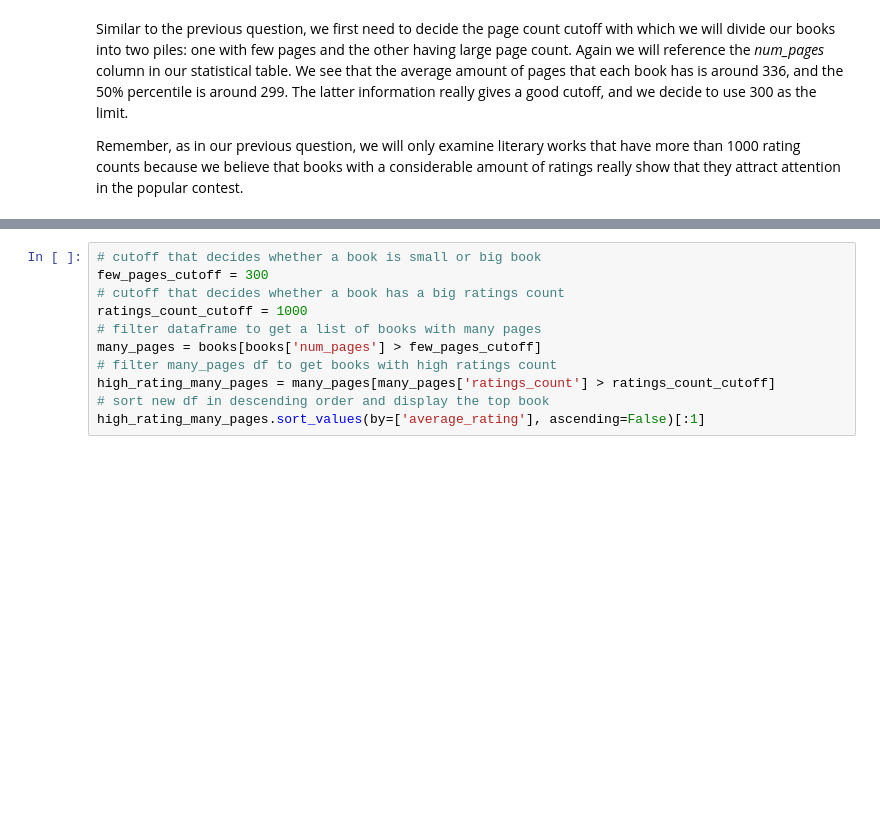
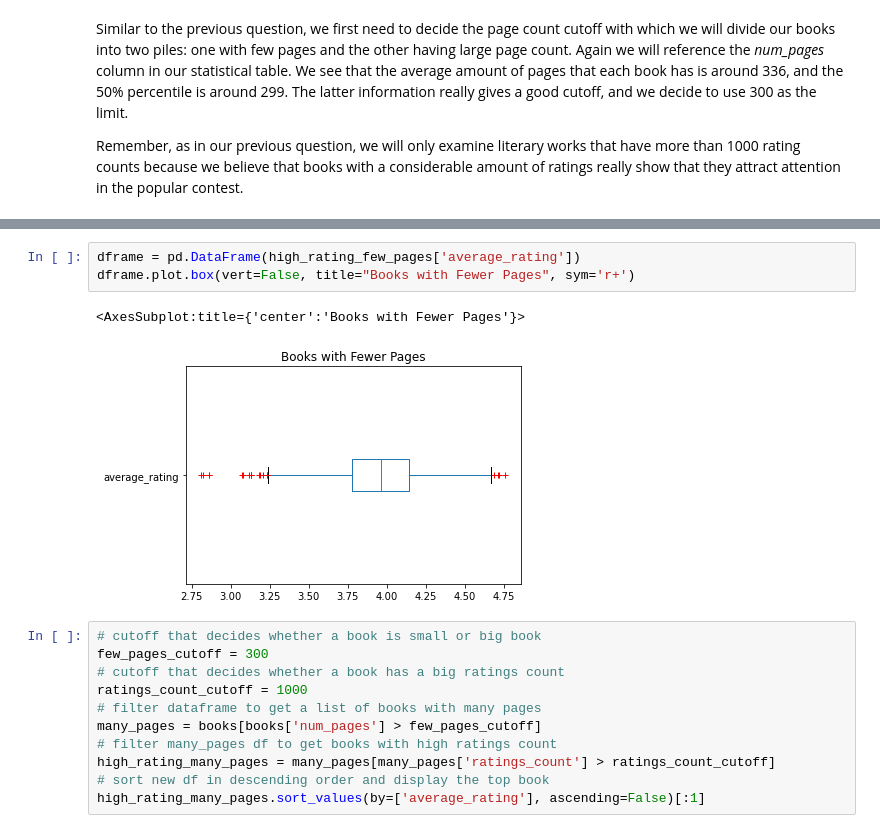
Before and after one commit to le-n-qui/goodreads-dataset, a Jupyter notebook: goodreads_books_analysis.ipynb, the cells around one changed output, grey strips where cells are left out. Saved outputs shown, nothing was run; the diff lists cells and outputs as text; blank space fills up the shorter version.

```diff
--- a/goodreads_books_analysis.ipynb
+++ b/goodreads_books_analysis.ipynb
@@ -156,6 +156,12 @@ high_rating_few_pages.sort_values(by=['average_rating'], ascending=False)[:1]
 # %% [output]
 |  | bookID | title | authors | average_rating | isbn | isbn13 | language_code | num_pages | ratings_count | ... |
 | 6592 | 24814 | It's a Magical World (Calvin and ... | Bill Watterson | 4.76 | 836221362 | 9780836221367 | eng | 176 | 23875 | ... |
+# %%
+dframe = pd.DataFrame(high_rating_few_pages['average_rating'])
+dframe.plot.box(vert=False, title="Books with Fewer Pages", sym='r+')
+# %% [output]
+<AxesSubplot:title={'center':'Books with Fewer Pages'}>
+[figure, added]
 # %%
 # cutoff that decides whether a book is small or big book
 few_pages_cutoff = 300
```
Also changed, not shown: parts of 1 cell of this notebook.
